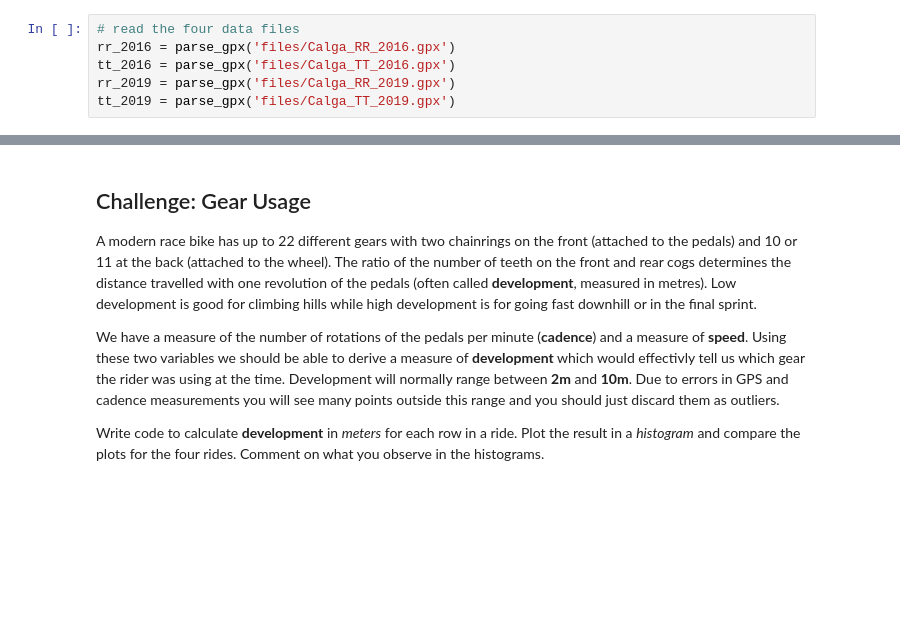
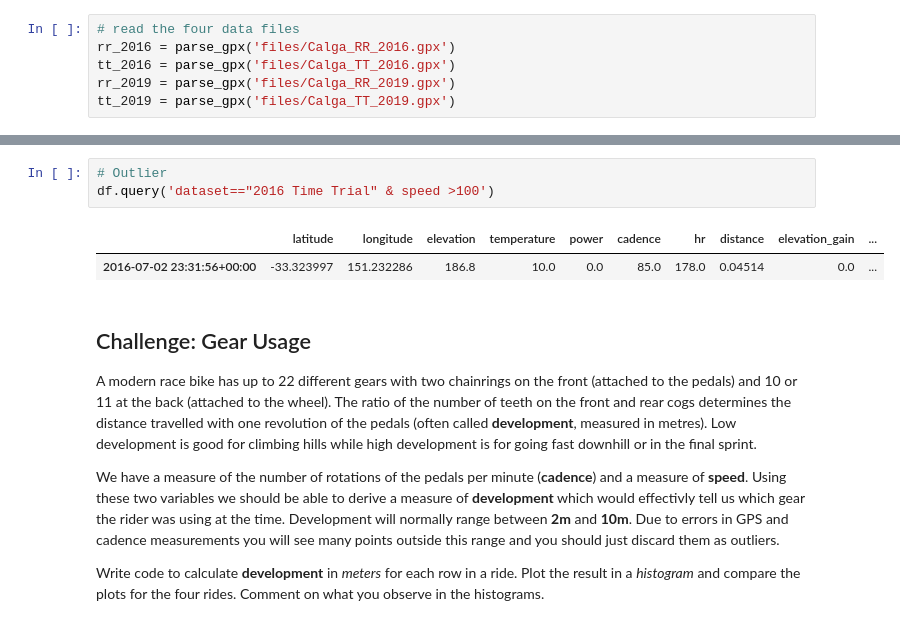
Before and after one commit to walthersy/DataScience-Portfolio, a Jupyter notebook: Portfolio 1.ipynb, the cells around one changed output, grey strips where cells are left out. Drawn from its saved outputs; the diff is of its cells as text; blank space fills up the shorter version.

```diff
--- a/Portfolio 1.ipynb
+++ b/Portfolio 1.ipynb
@@ -91,3 +117,9 @@ ax = sns.boxplot(data=rr_2016,y='speed')
+# %%
+# Outlier
+df.query('dataset=="2016 Time Trial" & speed >100')
+# %% [output]
+|  | latitude | longitude | elevation | temperature | power | cadence | hr | distance | elevation_gain | ... |
+| 2016-07-02 23:31:56+00:00 | -33.323997 | 151.232286 | 186.8 | 10.0 | 0.0 | 85.0 | 178.0 | 0.04514 | 0.0 | ... |
 # %% [markdown]
 ## Challenge: Gear Usage
 
```
Also changed, not shown: parts of 8 cells of this notebook.
